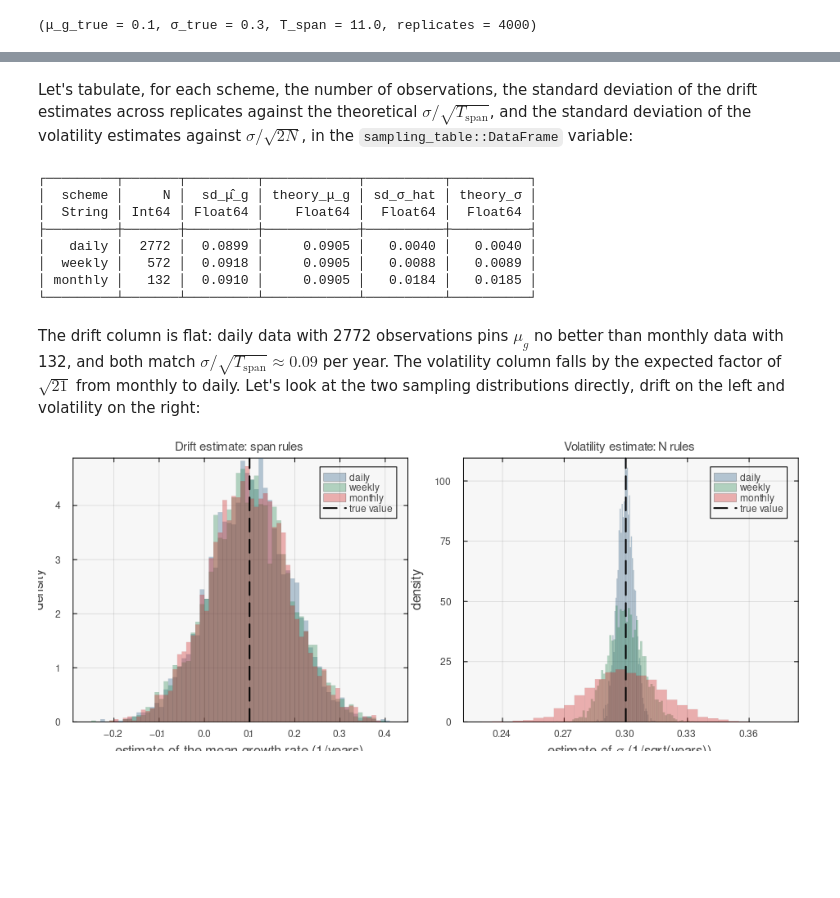
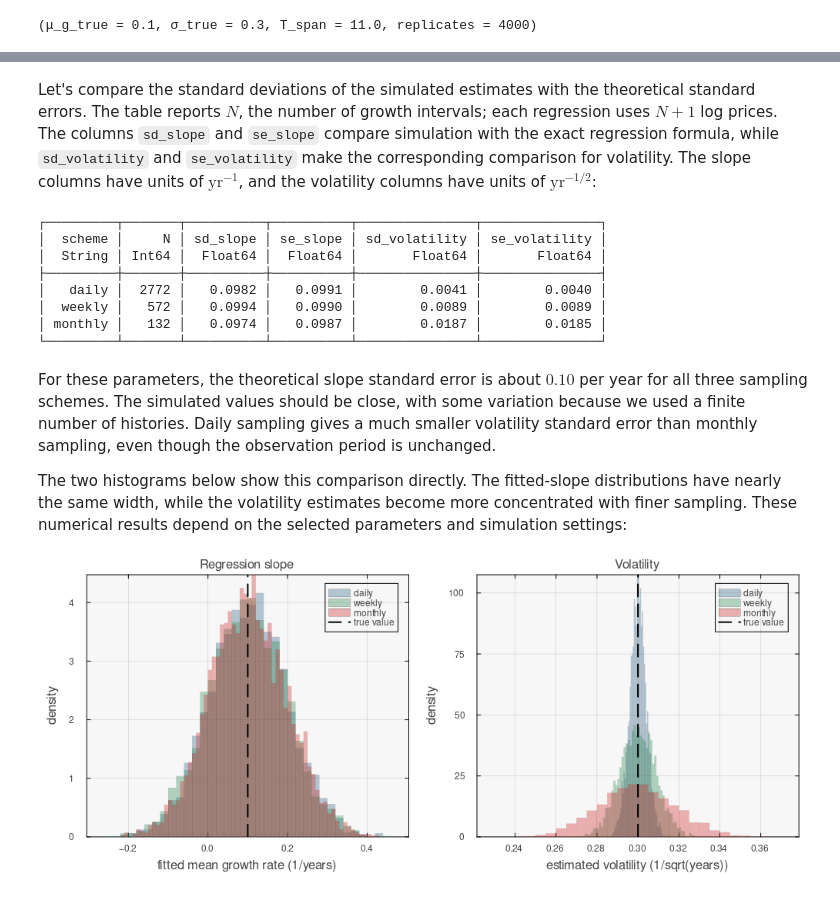
Before and after one commit to varnerlab/CHEME-5660-CourseRepository-Fall-2026, a Jupyter notebook: lectures/week-4/L4b/advanced/drift-uncertainty/CHEME-5660-L4b-Advanced-DriftUncertainty-Fall-2026.ipynb, the cells around one changed output, grey strips where cells are left out. Cells and saved outputs as stored; diff of their text form; code cells hidden in the pictures; blank space fills up the shorter version.

```diff
--- a/lectures/week-4/L4b/advanced/drift-uncertainty/CHEME-5660-L4b-Advanced-DriftUncertainty-Fall-2026.ipynb
+++ b/lectures/week-4/L4b/advanced/drift-uncertainty/CHEME-5660-L4b-Advanced-DriftUncertainty-Fall-2026.ipynb
@@ -94,43 +203,51 @@ KeySet for a Dict{Symbol, @NamedTuple{N::Int64, μ̂_g::Vector{Float64}, σ_hat:
 # %% [markdown]
-Let's tabulate, for each scheme, the number of observations, the standard deviation of the drift estimates across replicates against the theoretical $\sigma/\sqrt{T_{\text{span}}}$, and the standard deviation of the volatility estimates against $\sigma/\sqrt{2N}$, in the `sampling_table::DataFrame` variable:
+Let's compare the standard deviations of the simulated estimates with the theoretical standard errors. The table reports $N$, the number of growth intervals; each regression uses $N+1$ log prices. The columns `sd_slope` and `se_slope` compare simulation with the exact regression formula, while `sd_volatility` and `se_volatility` make the corresponding comparison for volatility. The slope columns have units of $\mathrm{yr}^{-1}$, and the volatility columns have units of $\mathrm{yr}^{-1/2}$:
 # %%
 sampling_table = let
-    df = DataFrame(scheme = String[], N = Int[], sd_μ̂_g = Float64[], theory_μ_g = Float64[],
-        sd_σ_hat = Float64[], theory_σ = Float64[])
+    df = DataFrame(scheme = String[], N = Int[], sd_slope = Float64[], se_slope = Float64[],
+        sd_volatility = Float64[], se_volatility = Float64[])
     for name ∈ (:daily, :weekly, :monthly)
         res = sampling_results[name]
-        push!(df, (String(name), res.N, std(res.μ̂_g), σ_true/sqrt(T_span), std(res.σ_hat), σ_true/sqrt(2*res.N)))
+        push!(df, (String(name), res.N, std(res.μ̂_g), regression_slope_se(σ_true, T_span, res.N),
+            std(res.σ_hat), σ_true/sqrt(2*(res.N - 1))))
     end
     df
 end
 pretty_table(sampling_table; formatters = [fmt__printf("%.4f", [3,4,5,6])])
 # %% [output]
-┌─────────┬───────┬─────────┬────────────┬──────────┬──────────┐
-│  scheme │     N │  sd_μ̂_g │ theory_μ_g │ sd_σ_hat │ theory_σ │
-│  String │ Int64 │ Float64 │    Float64 │  Float64 │  Float64 │
-├─────────┼───────┼─────────┼────────────┼──────────┼──────────┤
-│   daily │  2772 │  0.0899 │     0.0905 │   0.0040 │   0.0040 │
-│  weekly │   572 │  0.0918 │     0.0905 │   0.0088 │   0.0089 │
-│ monthly │   132 │  0.0910 │     0.0905 │   0.0184 │   0.0185 │
-└─────────┴───────┴─────────┴────────────┴──────────┴──────────┘
+┌─────────┬───────┬──────────┬──────────┬───────────────┬───────────────┐
+│  scheme │     N │ sd_slope │ se_slope │ sd_volatility │ se_volatility │
+│  String │ Int64 │  Float64 │  Float64 │       Float64 │       Float64 │
+├─────────┼───────┼──────────┼──────────┼───────────────┼───────────────┤
+│   daily │  2772 │   0.0982 │   0.0991 │        0.0041 │        0.0040 │
+│  weekly │   572 │   0.0994 │   0.0990 │        0.0089 │        0.0089 │
+│ monthly │   132 │   0.0974 │   0.0987 │        0.0187 │        0.0185 │
+└─────────┴───────┴──────────┴──────────┴───────────────┴───────────────┘
 # %% [markdown]
-The drift column is flat: daily data with 2772 observations pins $\mu_g$ no better than monthly data with 132, and both match $\sigma/\sqrt{T_{\text{span}}}\approx0.09$ per year. The volatility column falls by the expected factor of $\sqrt{21}$ from monthly to daily. Let's look at the two sampling distributions directly, drift on the left and volatility on the right:
+For these parameters, the theoretical slope standard error is about $0.10$ per year for all three sampling schemes. The simulated values should be close, with some variation because we used a finite number of histories. Daily sampling gives a much smaller volatility standard error than monthly sampling, even though the observation period is unchanged.
+
+The two histograms below show this comparison directly. The fitted-slope distributions have nearly the same width, while the volatility estimates become more concentrated with finer sampling. These numerical results depend on the selected parameters and simulation settings:
 # %%
 let
-    p1 = plot(xlabel = "estimate of the mean growth rate (1/years)", ylabel = "density", title = "Drift estimate: span rules", titlefontsize = 10, legend = :topright)
-    p2 = plot(xlabel = "estimate of σ (1/sqrt(years))", ylabel = "density", title = "Volatility estimate: N rules", titlefontsize = 10, legend = :topright)
+    p1 = plot(xlabel = "fitted mean growth rate (1/years)", ylabel = "density",
+        title = "Regression slope", titlefontsize = 11, legend = :topright)
+    p2 = plot(xlabel = "estimated volatility (1/sqrt(years))", ylabel = "density",
+        title = "Volatility", titlefontsize = 11, legend = :topright)
     colors = (daily = :steelblue4, weekly = :seagreen4, monthly = :firebrick3)
     for name ∈ (:daily, :weekly, :monthly)
         res = sampling_results[name]
-        histogram!(p1, res.μ̂_g; bins = 60, normalize = :pdf, alpha = 0.35, color = colors[name], linewidth = 0, label = String(name))
-        histogram!(p2, res.σ_hat; bins = 60, normalize = :pdf, alpha = 0.35, color = colors[name], linewidth = 0, label = String(name))
+        histogram!(p1, res.μ̂_g; bins = 60, normalize = :pdf, alpha = 0.35,
+            color = colors[name], linewidth = 0, label = String(name))
+        histogram!(p2, res.σ_hat; bins = 60, normalize = :pdf, alpha = 0.35,
+            color = colors[name], linewidth = 0, label = String(name))
     end
     vline!(p1, [μ_g_true]; color = :black, linestyle = :dash, label = "true value")
     vline!(p2, [σ_true]; color = :black, linestyle = :dash, label = "true value")
-    plot(p1, p2; layout = (1, 2), size = (940, 380))
+    plot(p1, p2; layout = (1, 2), size = (1000, 420),
+        left_margin = 6Plots.mm, bottom_margin = 6Plots.mm)
 end
 # %% [output]
-[figure, old version]
+[figure, new version]
 # %% [markdown]
 ___
 
```
Also changed, not shown: parts of 16 cells of this notebook, 13 other files.
